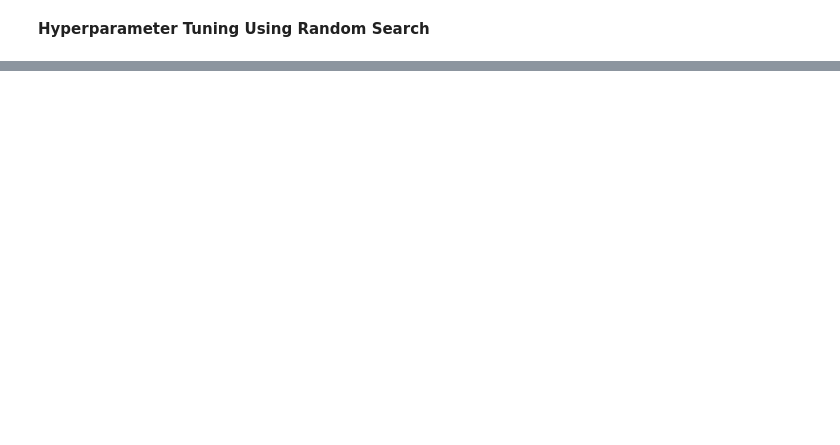
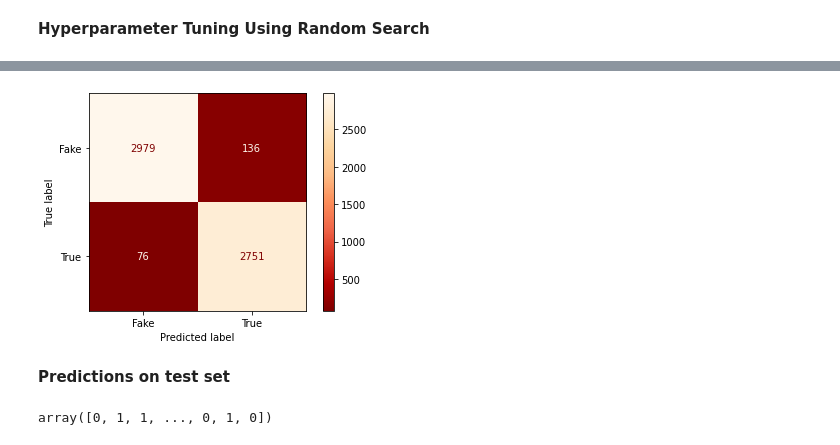
Before and after one commit to PerisN/Developing-a-Machine-Learning-Approach-for-Detecting-Fake-News, a Jupyter notebook: Fake_news_Classification.ipynb, the cells around one changed output, grey strips where cells are left out. Saved outputs shown, nothing was run; the diff lists cells and outputs as text; code cells hidden in the pictures; blank space fills up the shorter version.

```diff
--- a/Fake_news_Classification.ipynb
+++ b/Fake_news_Classification.ipynb
@@ -496,0 +516,18 @@ Linear SVC has increased its accuracy by 0.001
+# %%
+# Visualizing the confusion matrix for the true and predicted values
+
+matrix = confusion_matrix(y_valid,y_pred)
+display = ConfusionMatrixDisplay(confusion_matrix = matrix, display_labels=["Fake","True"])
+display.plot(cmap='OrRd_r')
+plt.show()
+# %% [output]
+[figure, added]
+# %% [markdown]
+**Predictions on test set**
+# %%
+# Make prediction on the test set
+
+predictions = ridge_rs.predict(P)
+predictions
+# %% [output]
+array([0, 1, 1, ..., 0, 1, 0])
```
Also changed, not shown: parts of 13 cells of this notebook.
